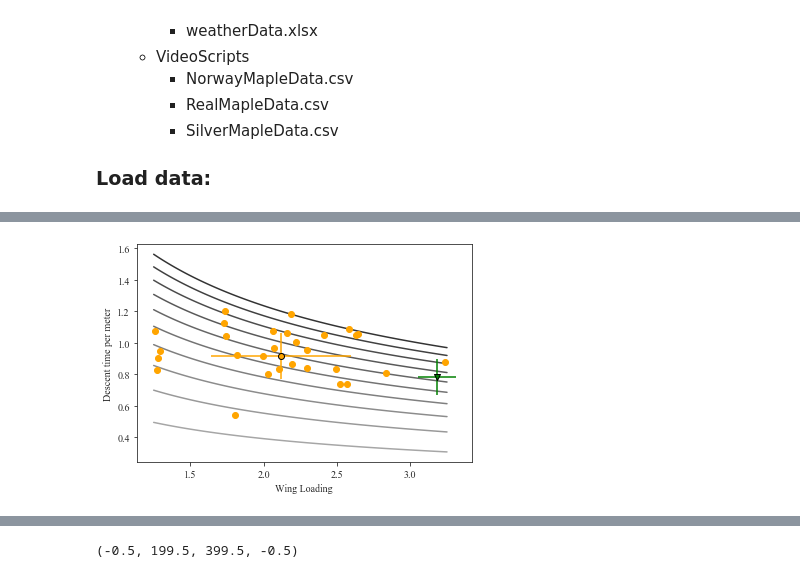
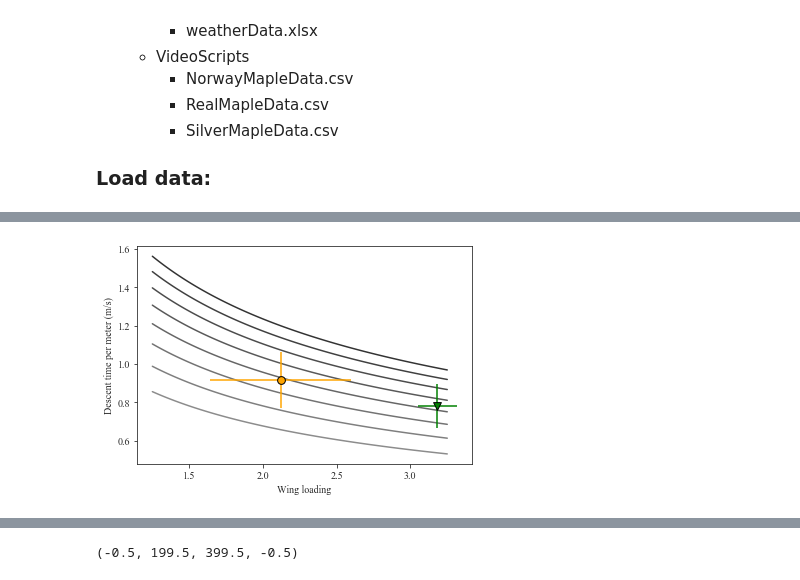
Before and after one commit to RossDynamics/team-samara, a Jupyter notebook: AllDataViz.ipynb, the cells around one changed output, grey strips where cells are left out. Cells and saved outputs as stored; diff of their text form; code cells hidden in the pictures.

Commit message:
Made more figures

```diff
--- a/AllDataViz.ipynb
+++ b/AllDataViz.ipynb
@@ -304,0 +321,14 @@ N 1.0250185504481362 $\pm$ 0.32091263920810276
+# %%
+Speeds = collected_data[collected_data['SamaraType']=='r']['IDspeedMean'].values
+Rotvels = collected_data[collected_data['SamaraType']=='r']['IDrotMean'].values
+
+plt.figure()
+plt.scatter(Rotvels, Speeds, color='orange', edgecolor='black')
+plt.xlabel('Rotational velocity (rad/s)')
+plt.ylabel('Descent velocity (m/s)')
+
+plt.figure()
+plt.scatter(Rotvels*radii/1000, Speeds, color='orange', edgecolor='black')
+plt.xlabel('Tip velocity (m/s)')
+plt.ylabel('Descent velocity (m/s)')
+plt.savefig('Figures/TipVelocity.png', dpi=300, transparent=True, bbox_inches=0)
@@ -732,18 +642,19 @@ ValueError: The number of derivatives at boundaries does not match: expected 3,
 # %%
 ws = np.linspace(1.25, 3.25, 100)
-for df in np.arange(0.5,5.5,0.5):
+for df in np.arange(1.5,5.5,0.5):
     plt.plot(ws, np.sqrt(0.61*df/ws), color=(0.7-0.1*df)*np.array([1,1,1]), zorder=-2)
 
 wing_loadings = np.array([data_list[66+k][4] for k in range(30)])
 Speeds = np.array(collected_data[collected_data['SamaraType']=='r']['IDspeedMean'].values)
-plt.scatter(wing_loadings, 1/Speeds, color='orange')
+# plt.scatter(wing_loadings, 1/Speeds, s=30, color='orange', edgecolor='black', zorder=0)
 plt.errorbar(np.nanmean(wing_loadings), 1/np.nanmean(Speeds), xerr=np.nanstd(wing_loadings), yerr=np.nanstd(1/Speeds), color='orange', zorder=1)
-plt.scatter(np.nanmean(wing_loadings), 1/np.nanmean(Speeds), color='orange', edgecolor='black', zorder=2)
+plt.scatter(np.nanmean(wing_loadings), 1/np.nanmean(Speeds), s=60, color='orange', edgecolor='black', zorder=2)
 Speeds2 = np.array(collected_data[collected_data['SamaraType']=='n']['IDspeedMean'].values)
 plt.errorbar(3.183, 1/np.nanmean(Speeds2), xerr=.131, yerr=np.nanstd(1/Speeds2), color='green', zorder=1)
-plt.scatter(3.183, 1/np.nanmean(Speeds2), marker='v', color='green', edgecolor='black', zorder=2)
-plt.xlabel('Wing Loading')
-plt.ylabel('Descent time per meter')
-plt.savefig('Figures/LentinkFigure.png', bbox_inches=0, transparent=True)
+plt.scatter(3.183, 1/np.nanmean(Speeds2), s=60, marker='v', color='green', edgecolor='black', zorder=2)
+plt.xlabel('Wing loading')
+plt.ylabel('Descent time per meter (m/s)')
+plt.savefig('Figures/LentinkFigure-var.eps', bbox_inches=0, transparent=True)
+plt.savefig('Figures/LentinkFigure-var.png', dpi=300, bbox_inches=0, transparent=True)
 # %% [output]
-[figure, old version]
+[figure, new version]
```
Also changed, not shown: parts of 16 cells of this notebook, 52 other files.
